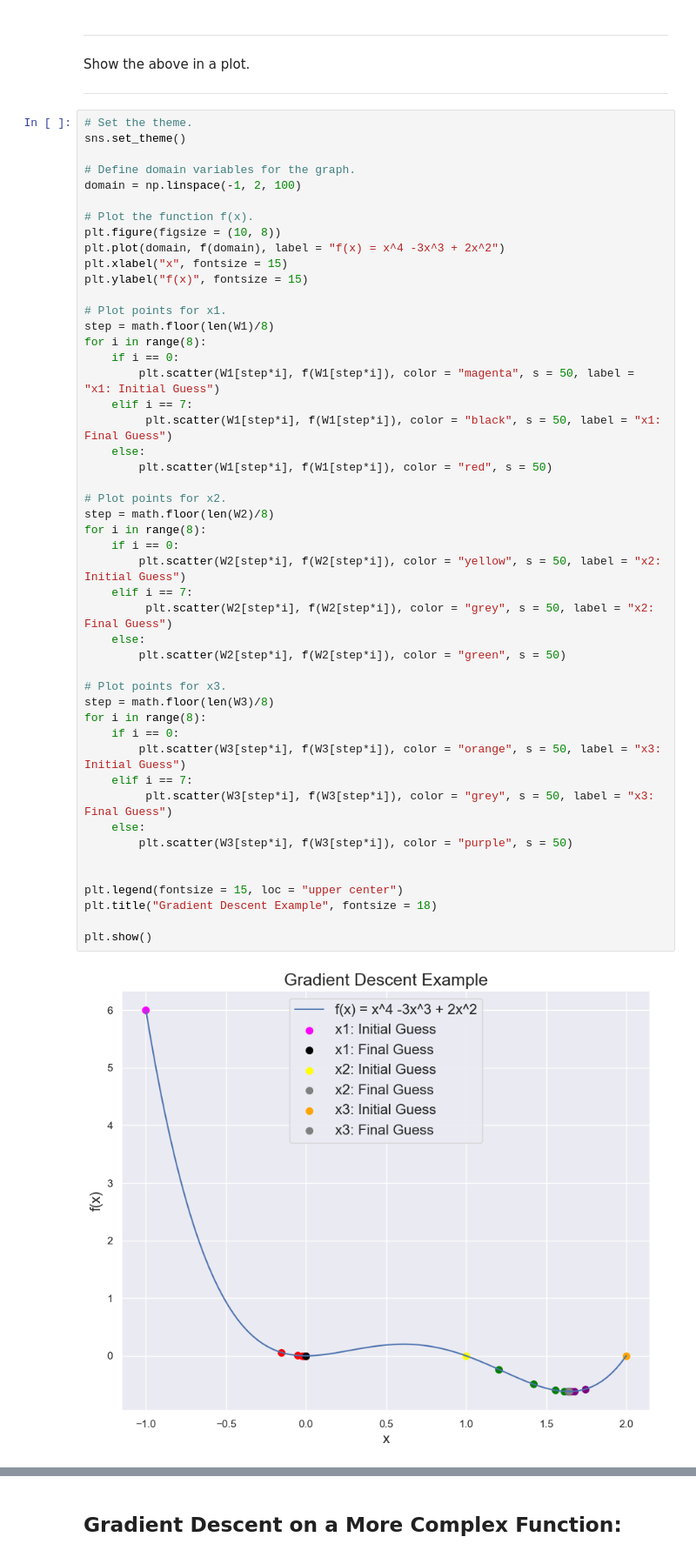
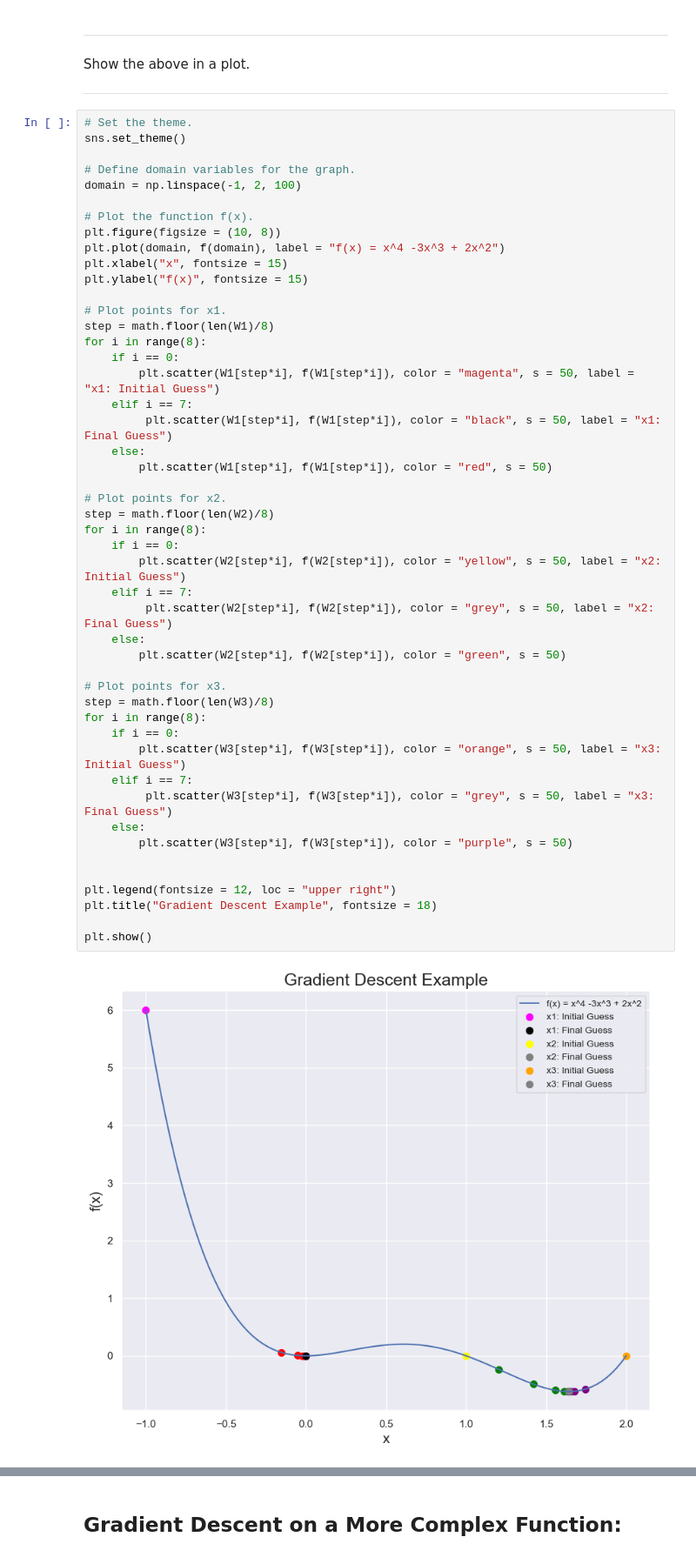
Before and after one commit to pstern17/INDE-577, a Jupyter notebook: 1. Supervised Learning/1.2. Gradient Descent/gradient_descent_linear_regression.ipynb, the cells around one changed output, grey strips where cells are left out. Shown at 87% size. Saved outputs shown, nothing was run; the diff lists cells and outputs as text.

```diff
--- a/1. Supervised Learning/1.2. Gradient Descent/gradient_descent_linear_regression.ipynb
+++ b/1. Supervised Learning/1.2. Gradient Descent/gradient_descent_linear_regression.ipynb
@@ -165,32 +166,32 @@ for i in range(8):
     elif i == 7:
          plt.scatter(W1[step*i], f(W1[step*i]), color = "black", s = 50, label = "x1: Final Guess")
     else:
         plt.scatter(W1[step*i], f(W1[step*i]), color = "red", s = 50)
 
 # Plot points for x2.
 step = math.floor(len(W2)/8)
 for i in range(8):
     if i == 0:
         plt.scatter(W2[step*i], f(W2[step*i]), color = "yellow", s = 50, label = "x2: Initial Guess")
     elif i == 7:
          plt.scatter(W2[step*i], f(W2[step*i]), color = "grey", s = 50, label = "x2: Final Guess")
     else:
         plt.scatter(W2[step*i], f(W2[step*i]), color = "green", s = 50)
 
 # Plot points for x3.
 step = math.floor(len(W3)/8)
 for i in range(8):
     if i == 0:
         plt.scatter(W3[step*i], f(W3[step*i]), color = "orange", s = 50, label = "x3: Initial Guess")
     elif i == 7:
          plt.scatter(W3[step*i], f(W3[step*i]), color = "grey", s = 50, label = "x3: Final Guess")
     else:
         plt.scatter(W3[step*i], f(W3[step*i]), color = "purple", s = 50)
 
 
-plt.legend(fontsize = 15, loc = "upper center")
+plt.legend(fontsize = 12, loc = "upper right")
 plt.title("Gradient Descent Example", fontsize = 18)
 
 plt.show()
 # %% [output]
-[figure, old version]
+[figure, new version]
```
Also changed, not shown: parts of 8 cells of this notebook.
